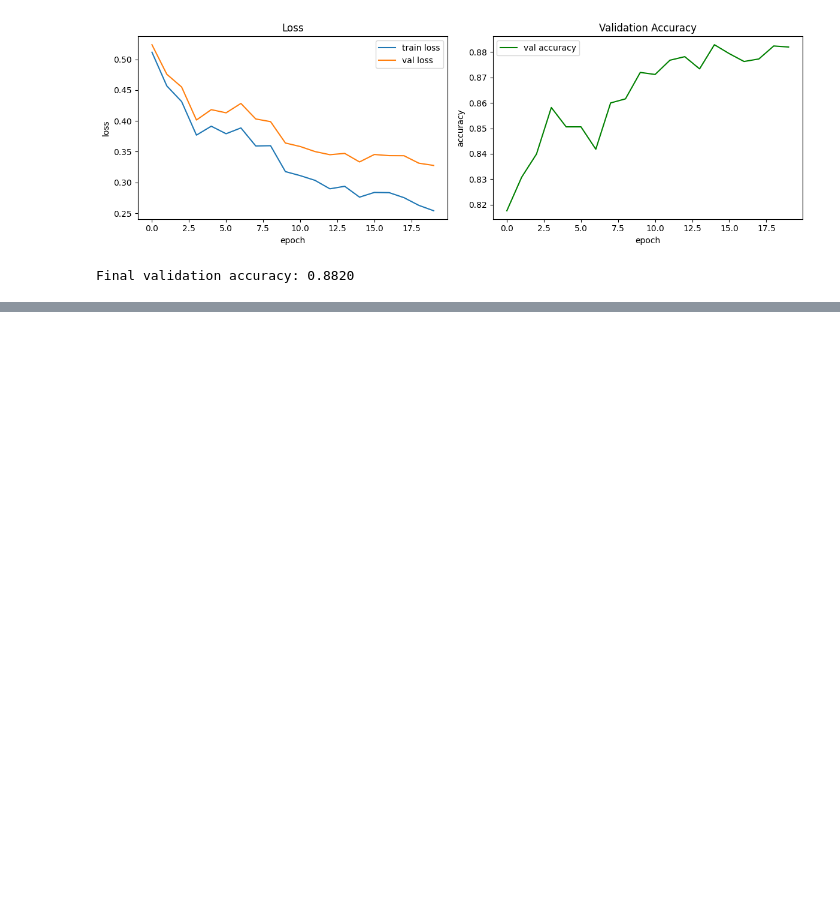
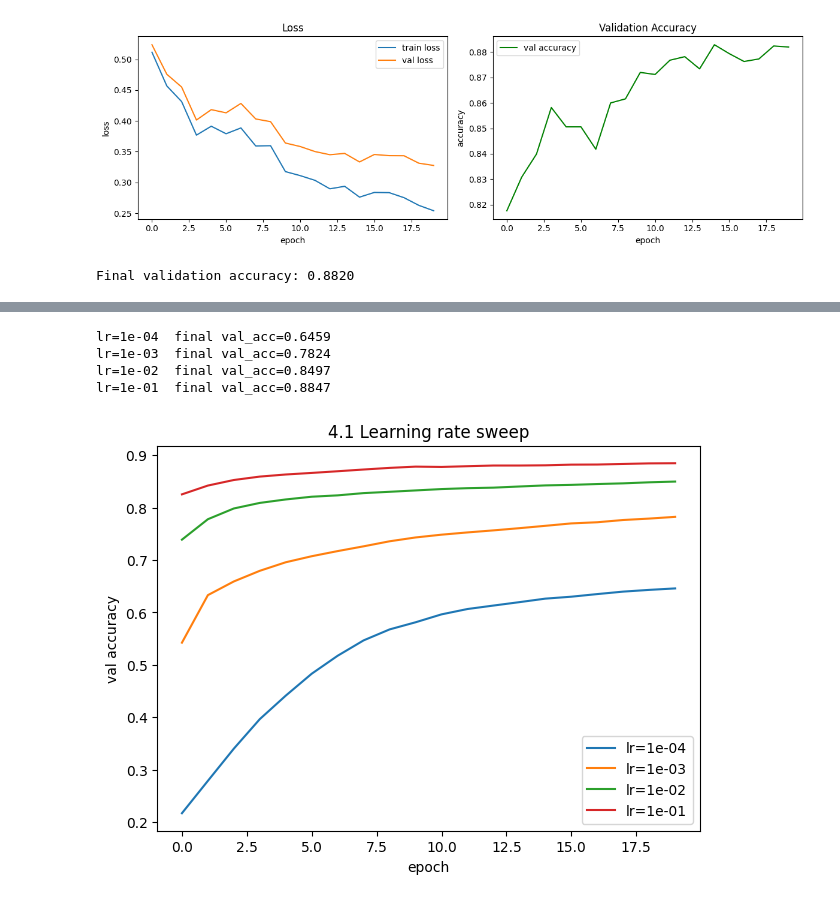
Before and after one commit to Arexreva/Arexprix, a Jupyter notebook: Untitled0.ipynb, the cells around one changed output, grey strips where cells are left out. Drawn from its saved outputs; the diff is of its cells as text; code cells hidden in the pictures; blank space fills up the shorter version.

```diff
--- a/Untitled0.ipynb
+++ b/Untitled0.ipynb
@@ -265,0 +713,8 @@ My NumPy network uses a single fixed hyperparameter configuration with plain SGD
+# %%
+hist_4_1 = run_4_1_learning_rate(X_train_k, y_train_k, X_val_k, y_val_k)
+# %% [output]
+lr=1e-04  final val_acc=0.6459
+lr=1e-03  final val_acc=0.7824
+lr=1e-02  final val_acc=0.8497
+lr=1e-01  final val_acc=0.8847
+[figure, added]
```
Also changed, not shown: parts of 49 cells of this notebook.
